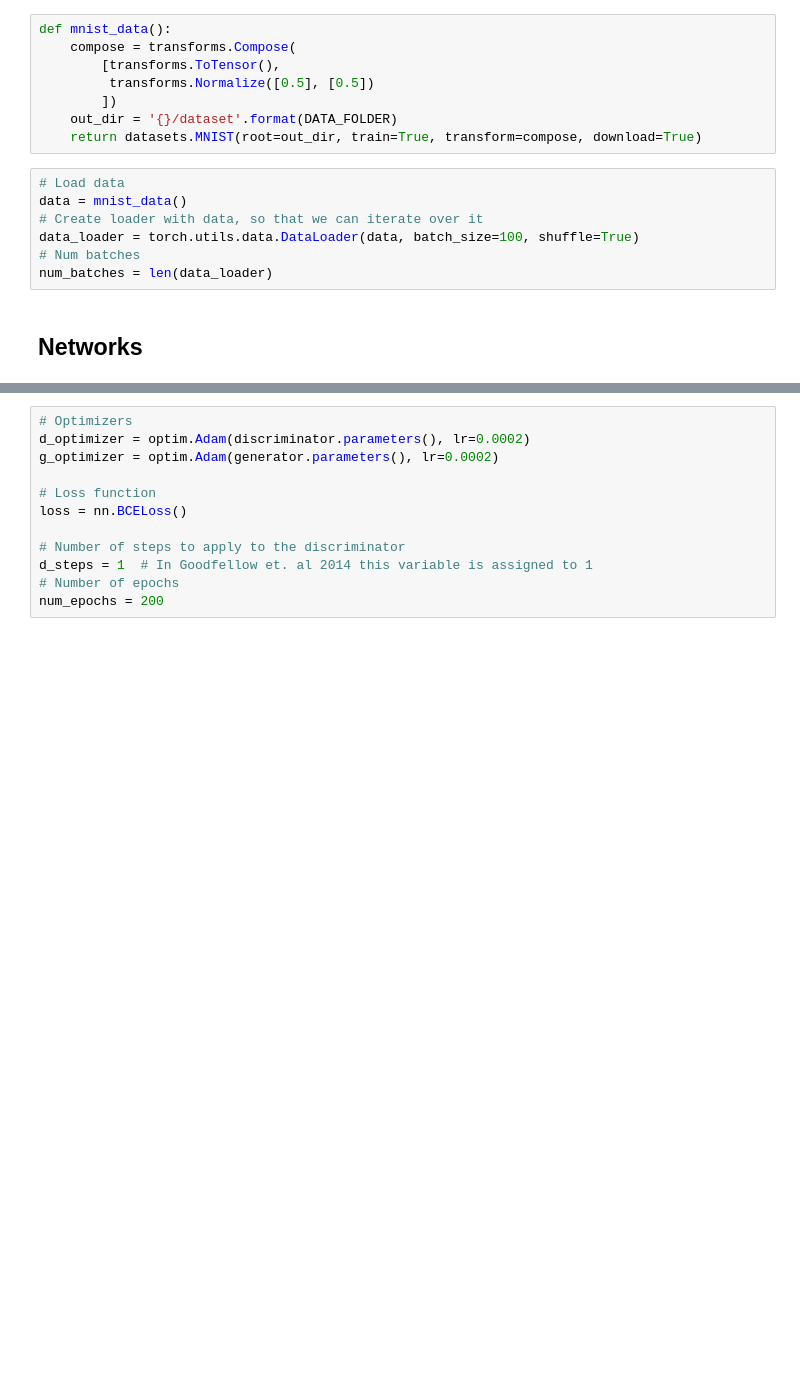
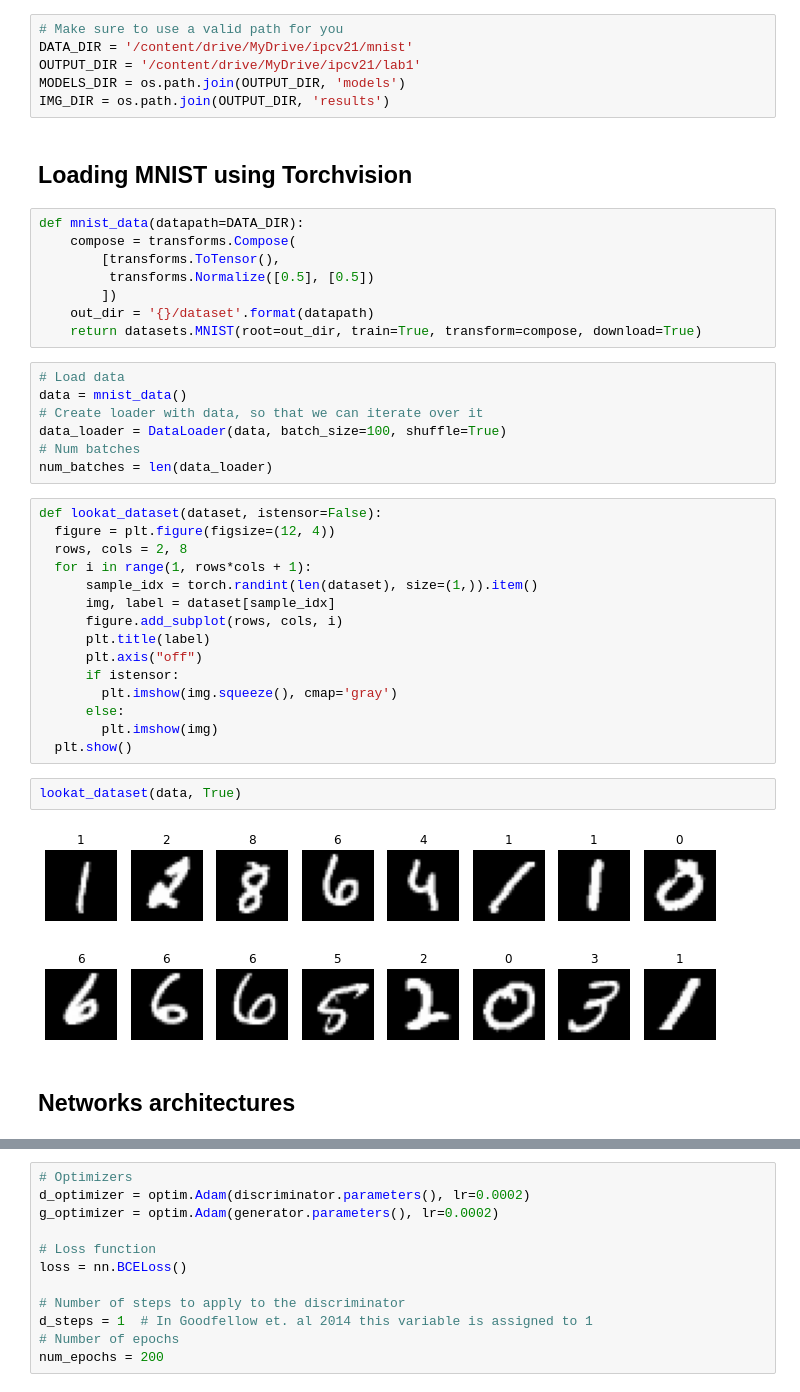
Before and after one commit to visgraf/labipcv, a Jupyter notebook: notebooks/BaseGAN.ipynb, the cells around one changed output, grey strips where cells are left out. Saved outputs shown, nothing was run; the diff lists cells and outputs as text; blank space fills up the shorter version.

Commit message:
After training on MNIST

```diff
--- a/notebooks/BaseGAN.ipynb
+++ b/notebooks/BaseGAN.ipynb
@@ -30,18 +26,45 @@ DATA_FOLDER = '/content/drive/MyDrive/workspace/MNIST'
+# %%
+# Make sure to use a valid path for you
+DATA_DIR = '/content/drive/MyDrive/ipcv21/mnist'
+OUTPUT_DIR = '/content/drive/MyDrive/ipcv21/lab1'
+MODELS_DIR = os.path.join(OUTPUT_DIR, 'models')
+IMG_DIR = os.path.join(OUTPUT_DIR, 'results')
+# %% [markdown]
+## Loading MNIST using Torchvision
 # %%
-def mnist_data():
+def mnist_data(datapath=DATA_DIR):
     compose = transforms.Compose(
         [transforms.ToTensor(),
          transforms.Normalize([0.5], [0.5])
         ])
-    out_dir = '{}/dataset'.format(DATA_FOLDER)
+    out_dir = '{}/dataset'.format(datapath)
     return datasets.MNIST(root=out_dir, train=True, transform=compose, download=True)
 # %%
 # Load data
 data = mnist_data()
 # Create loader with data, so that we can iterate over it
-data_loader = torch.utils.data.DataLoader(data, batch_size=100, shuffle=True)
+data_loader = DataLoader(data, batch_size=100, shuffle=True)
 # Num batches
 num_batches = len(data_loader)
+# %%
+def lookat_dataset(dataset, istensor=False):
+  figure = plt.figure(figsize=(12, 4))
+  rows, cols = 2, 8
+  for i in range(1, rows*cols + 1):
+      sample_idx = torch.randint(len(dataset), size=(1,)).item()
+      img, label = dataset[sample_idx]
+      figure.add_subplot(rows, cols, i)
+      plt.title(label)
+      plt.axis("off")
+      if istensor:
+        plt.imshow(img.squeeze(), cmap='gray')
+      else:
+        plt.imshow(img)
+  plt.show()
+# %%
+lookat_dataset(data, True)
+# %% [output]
+[figure, added]
 # %% [markdown]
-## Networks
+## Networks architectures
 # %%
```
Also changed, not shown: parts of 34 cells of this notebook.
